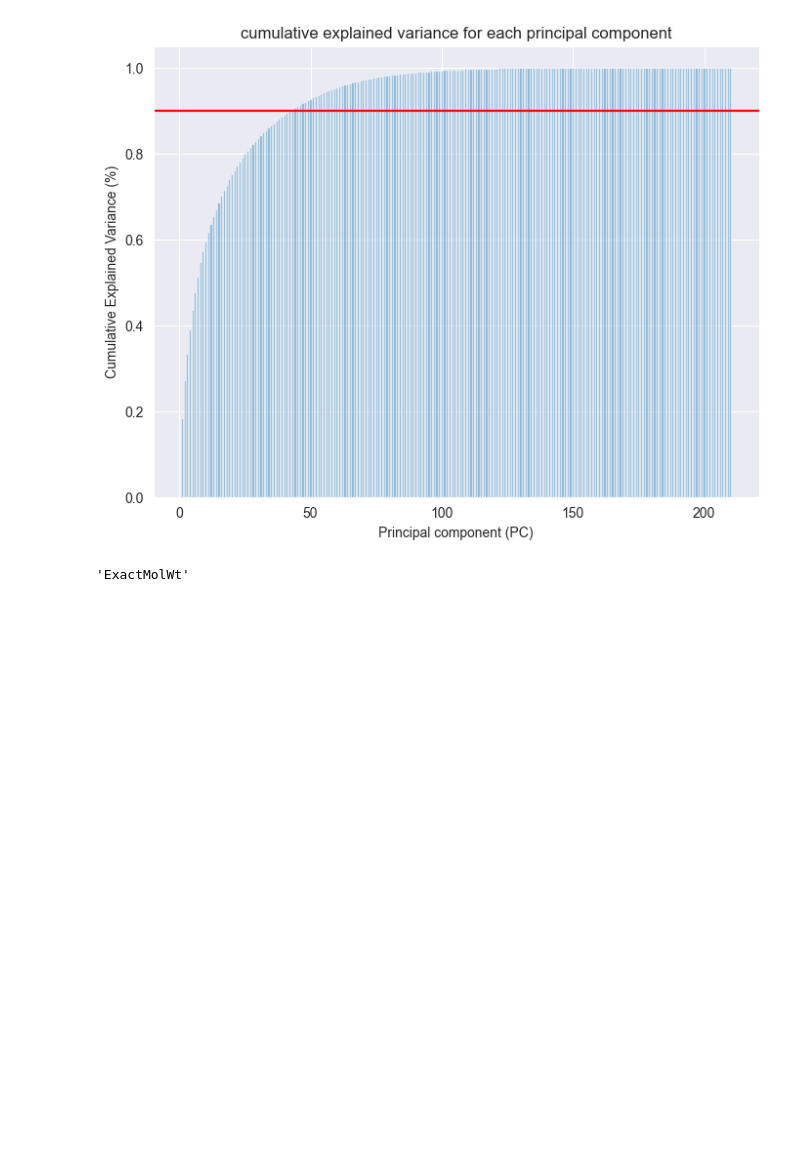
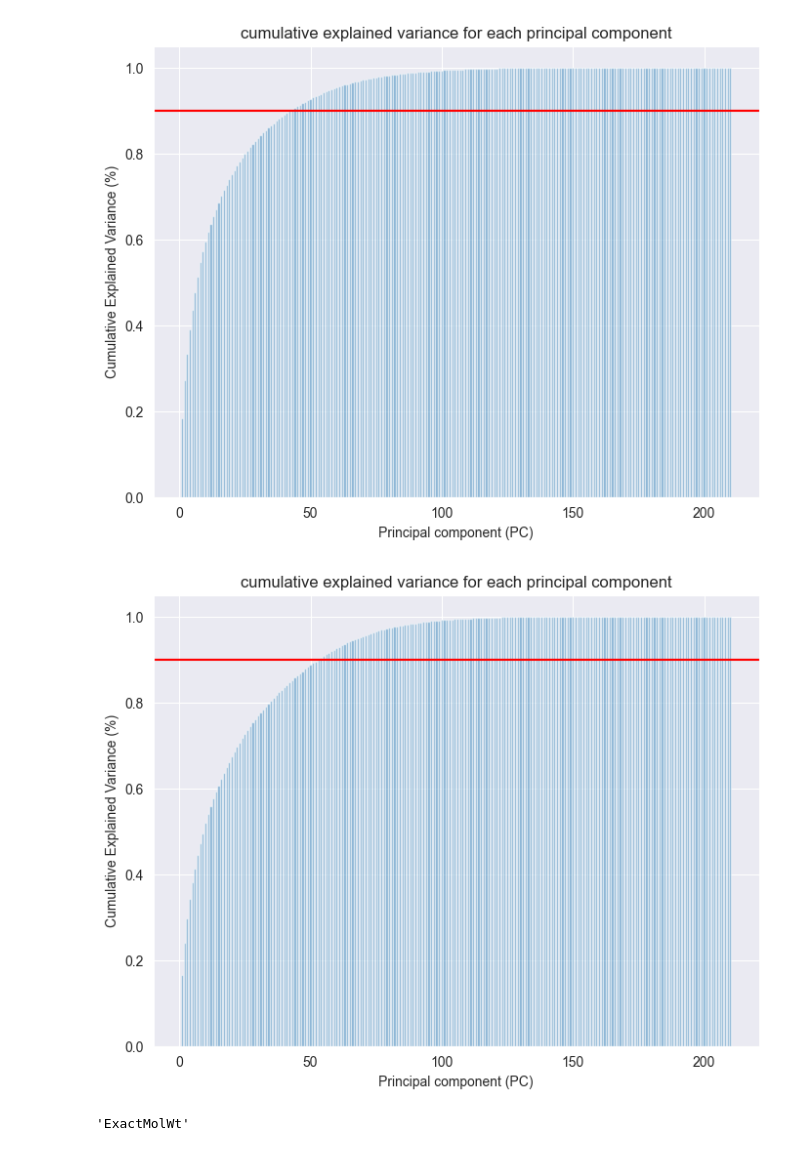
Before and after one commit to MoniqueBroeren/GroupAssignment, a Jupyter notebook: testing2.ipynb, the cells around one changed output. Saved outputs shown, nothing was run; the diff lists cells and outputs as text; code cells hidden in the pictures; blank space fills up the shorter version.

```diff
--- a/testing2.ipynb
+++ b/testing2.ipynb
@@ -75,12 +75,24 @@ expanded_df.head()
 # %%
 # Hier moeten nog de outliers uitgehaald worden
 # %%
+# Monique toegevoegd
+
+#scale data via standardize
+from sklearn.preprocessing import StandardScaler
+
 df = expanded_df.iloc[:,3:]
+
+scaler_standardize = StandardScaler()
+scaled_data_standardize = scaler_standardize.fit_transform(df)
+
+# scale data via minmax scaler
 scaler = MinMaxScaler()
 scaled_data = scaler.fit_transform(df)
 
 # use PCA
 pca = PCA()
 pca.fit(scaled_data)
-df
+
+pca1 = PCA()
+pca1.fit(scaled_data_standardize)
 # %% [output]
@@ -111,6 +113,21 @@ plt.title('cumulative explained variance for each principal component')
 plt.show()
 # %% [output]
 [figure]
+# %%
+# Standardization scaler
+cumulative_variance1 = np.cumsum(pca1.explained_variance_ratio_)
+
+plt.figure(figsize=(8, 6))
+plt.bar(range(1, len(cumulative_variance1) + 1), cumulative_variance1, alpha=0.5, align='center')
+
+plt.axhline(y=0.9,color='r',linestyle='-')
+plt.xlabel('Principal component (PC)')
+plt.ylabel('Cumulative Explained Variance (%)')
+plt.title('cumulative explained variance for each principal component')
+
+plt.show()
+# %% [output]
+[figure, added]
 # %%
 # Kijken welke het belangrijkste is in pc1
 important_idx = np.argmax(np.abs(pca.components_[0]))
```
Also changed, not shown: parts of 5 cells of this notebook.
